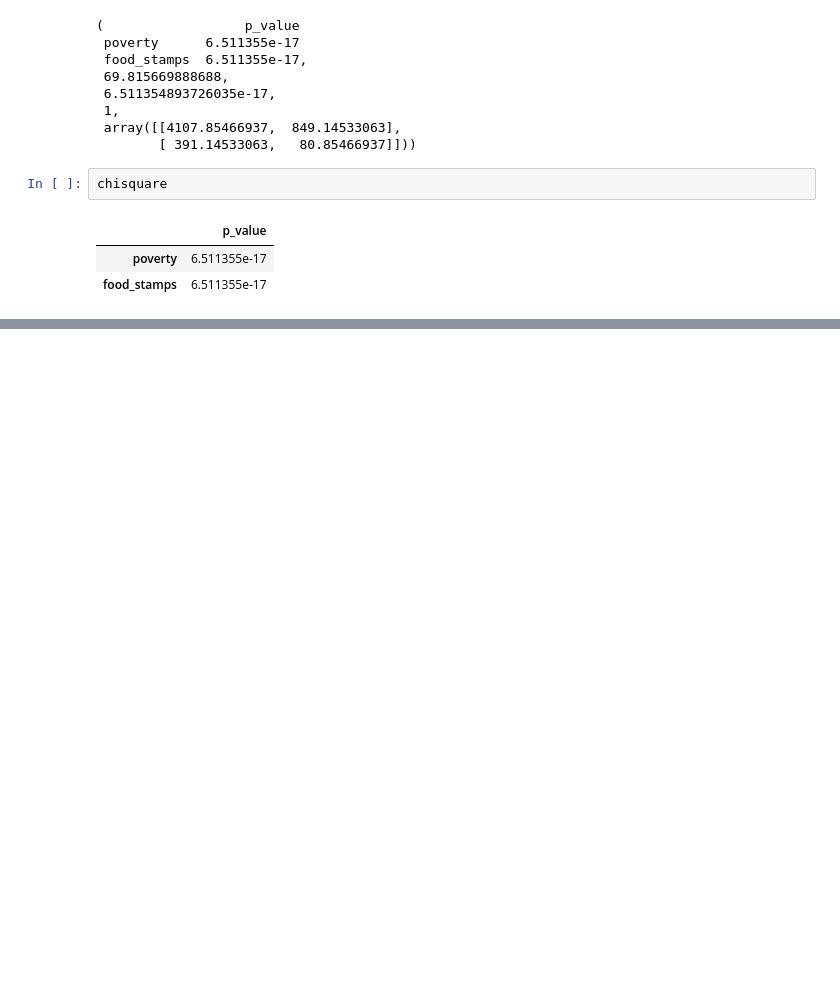
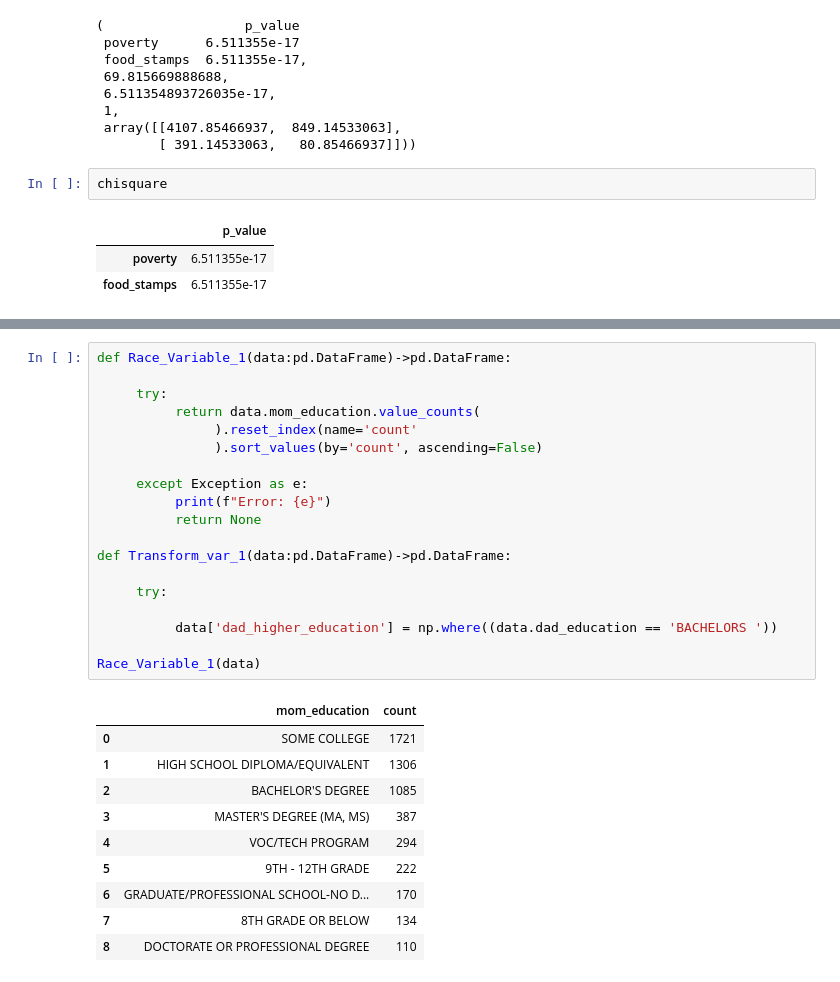
Before and after one commit to Maruf-Ahmad-khan/Feature-Scaling, a Jupyter notebook: Basic_statistics/Matching.ipynb, the cells around one changed output, grey strips where cells are left out. Drawn from its saved outputs; the diff is of its cells as text; blank space fills up the shorter version.

```diff
--- a/Basic_statistics/Matching.ipynb
+++ b/Basic_statistics/Matching.ipynb
@@ -281,0 +332,30 @@ chisquare
+# %%
+def Race_Variable_1(data:pd.DataFrame)->pd.DataFrame:
+
+     try:
+          return data.mom_education.value_counts(
+               ).reset_index(name='count'
+               ).sort_values(by='count', ascending=False)
+
+     except Exception as e:
+          print(f"Error: {e}")
+          return None
+
+def Transform_var_1(data:pd.DataFrame)->pd.DataFrame:
+
+     try:
+
+          data['dad_higher_education'] = np.where((data.dad_education == 'BACHELORS '))
+
+Race_Variable_1(data)
+# %% [output]
+|  | mom_education | count |
+| 0 | SOME COLLEGE | 1721 |
+| 1 | HIGH SCHOOL DIPLOMA/EQUIVALENT | 1306 |
+| 2 | BACHELOR'S DEGREE | 1085 |
+| 3 | MASTER'S DEGREE (MA, MS) | 387 |
+| 4 | VOC/TECH PROGRAM | 294 |
+| 5 | 9TH - 12TH GRADE | 222 |
+| 6 | GRADUATE/PROFESSIONAL SCHOOL-NO D... | 170 |
+| 7 | 8TH GRADE OR BELOW | 134 |
+| 8 | DOCTORATE OR PROFESSIONAL DEGREE | 110 |
```
Also changed, not shown: parts of 4 cells of this notebook, 3 other files.
